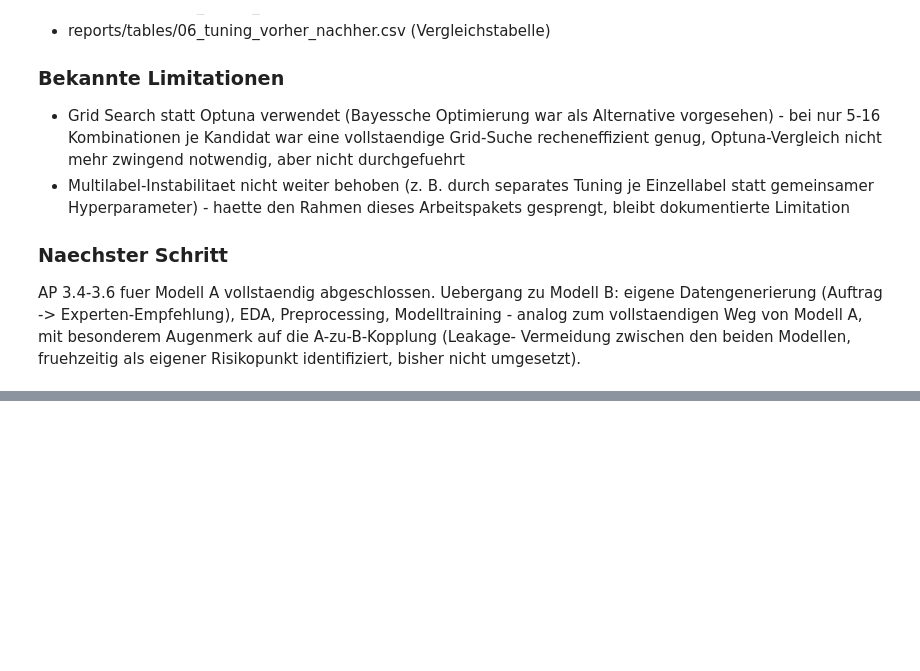
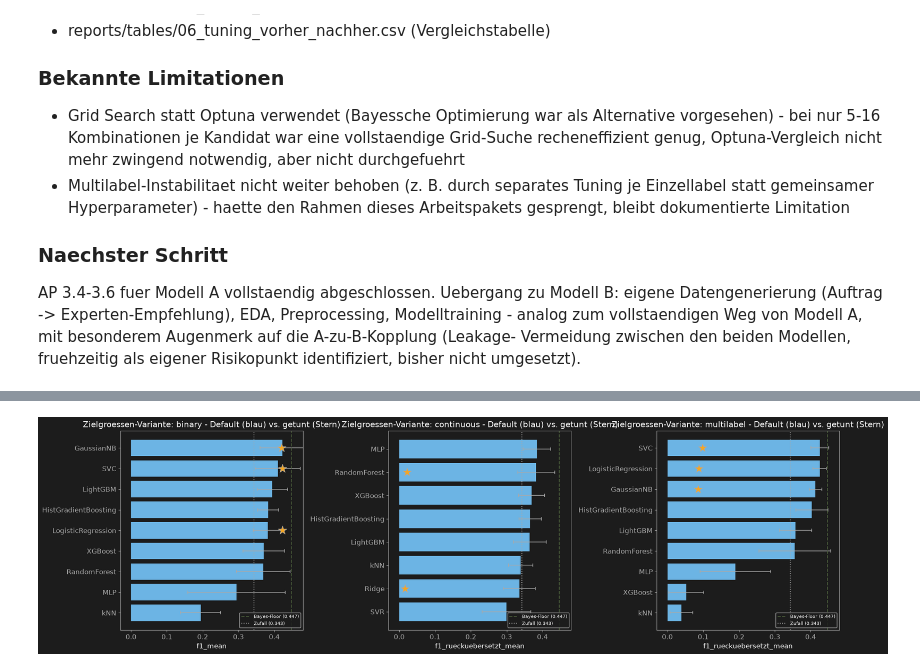
Before and after one commit to AwaTekoete/_MyExtrusionML_Synthetisch, a Jupyter notebook: notebooks/06_hyperparameter_tuning_model_a.ipynb, the cells around one changed output, grey strips where cells are left out. Saved outputs shown, nothing was run; the diff lists cells and outputs as text; code cells hidden in the pictures; blank space fills up the shorter version.

```diff
--- a/notebooks/06_hyperparameter_tuning_model_a.ipynb
+++ b/notebooks/06_hyperparameter_tuning_model_a.ipynb
@@ -540,0 +612,41 @@ Risikopunkt identifiziert, bisher nicht umgesetzt).
+# %%
+# =============================================================================
+# Zelle 10 – Grafik 1: F1-Vergleich je Modell (bestes Feature-Set),
+# ergaenzt um getunte Werte (goldener Stern-Marker)
+# =============================================================================
+ergebnisse_final_df = pd.read_csv("../reports/tables/05_ablation_results_final.csv")
+primary_metric = {"binary": "f1_mean", "continuous": "f1_rueckuebersetzt_mean", "multilabel": "f1_rueckuebersetzt_mean"}
+primary_std = {"binary": "f1_std", "continuous": "f1_rueckuebersetzt_std", "multilabel": "f1_rueckuebersetzt_std"}
+BAYES_FLOOR, ZUFALLS_BASELINE = 0.447, 0.343
+
+fig, axes = plt.subplots(1, 3, figsize=(20, 6))
+
+for ax, (tv, metric_col) in zip(axes, primary_metric.items()):
+    std_col = primary_std[tv]
+    sub = ergebnisse_final_df[ergebnisse_final_df["zielgroesse"] == tv]
+    bestes_je_modell = sub.loc[sub.groupby("modell")[metric_col].idxmax()].sort_values(metric_col, ascending=True)
+
+    ax.barh(bestes_je_modell["modell"], bestes_je_modell[metric_col],
+            xerr=bestes_je_modell[std_col], color=COLOR_BLUE,
+            error_kw=dict(ecolor=COLOR_TEXT_MUTED, capsize=3, capthick=1.2, elinewidth=1.2))
+
+    # Overlay: getunte Werte als goldener Stern an der jeweiligen Modell-Position
+    getunt_sub = vergleich_df[vergleich_df["zielgroesse"] == tv]
+    for _, row in getunt_sub.iterrows():
+        if row["modell"] in bestes_je_modell["modell"].values:
+            y_pos = list(bestes_je_modell["modell"]).index(row["modell"])
+            ax.scatter(row["score_NEU_getunt"], y_pos, color=COLOR_GOLD, marker="*", s=250, zorder=5,
+                       edgecolors=COLOR_TEXT_MUTED, linewidths=0.8)
+
+    ax.axvline(BAYES_FLOOR, color=COLOR_GREEN, linestyle="--", linewidth=1.5, label=f"Bayes-Floor ({BAYES_FLOOR})")
+    ax.axvline(ZUFALLS_BASELINE, color=COLOR_TEXT_MUTED, linestyle=":", linewidth=1.5, label=f"Zufall ({ZUFALLS_BASELINE})")
+    ax.set_title(f"Zielgroessen-Variante: {tv} - Default (blau) vs. getunt (Stern)")
+    ax.set_xlabel(metric_col)
+    ax.set_xlim(-0.03, 0.48)
+    ax.legend(fontsize=8, loc="lower right")
+
+plt.tight_layout()
+save_figure(fig, "../reports/figures/06_grafik1_mit_tuning_overlay.png")
+plt.show()
+# %% [output]
+[figure, added]
```
Also changed, not shown: parts of 4 cells of this notebook.
